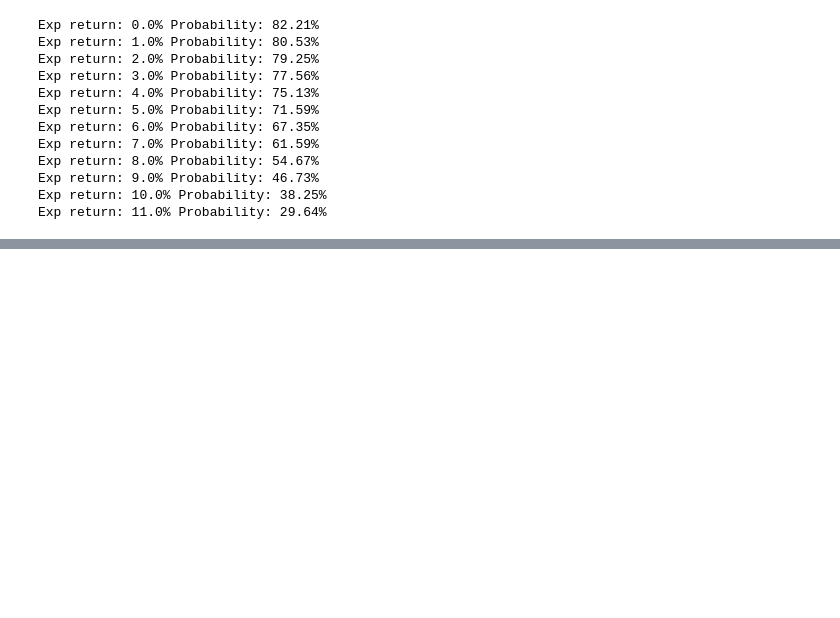
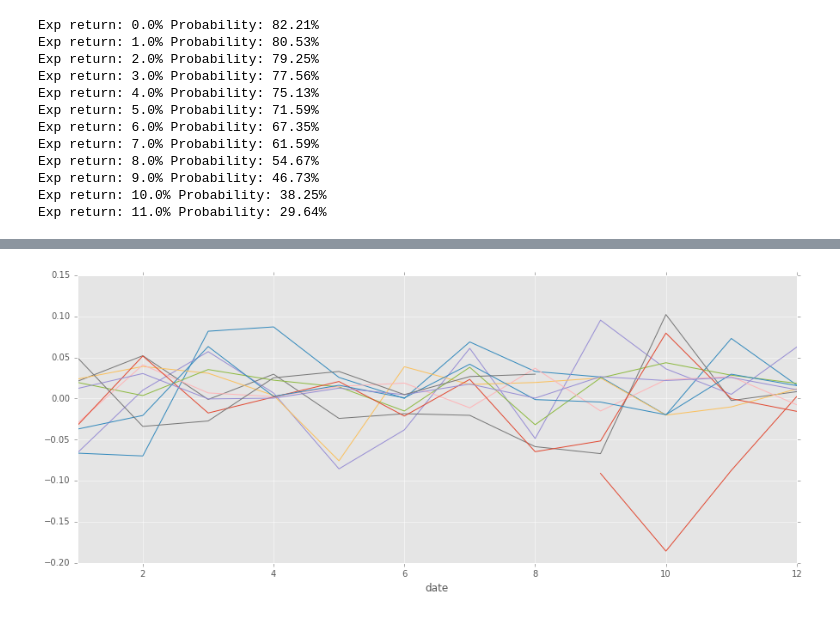
Before and after one commit to aandres99/SP500-Studies, a Jupyter notebook: SP500_When.ipynb, the cells around one changed output, grey strips where cells are left out. Drawn from its saved outputs; the diff is of its cells as text; code cells hidden in the pictures; blank space fills up the shorter version.

Commit message:
Further analysis by month and day

```diff
--- a/SP500_When.ipynb
+++ b/SP500_When.ipynb
@@ -131,3 +131,6 @@ Exp return: 8.0% Probability: 54.67%
 Exp return: 9.0% Probability: 46.73%
 Exp return: 10.0% Probability: 38.25%
 Exp return: 11.0% Probability: 29.64%
+# %%
+pivoted = monthly.pivot_table('return', index=monthly.index.month, columns=monthly.index.year)
+pivoted
@@ -133,0 +152,4 @@ Exp return: 11.0% Probability: 29.64%
+# %%
+pivoted.plot(legend=False, figsize=(15,6));
+# %% [output]
+[figure, added]
```
Also changed, not shown: parts of 5 cells of this notebook.
